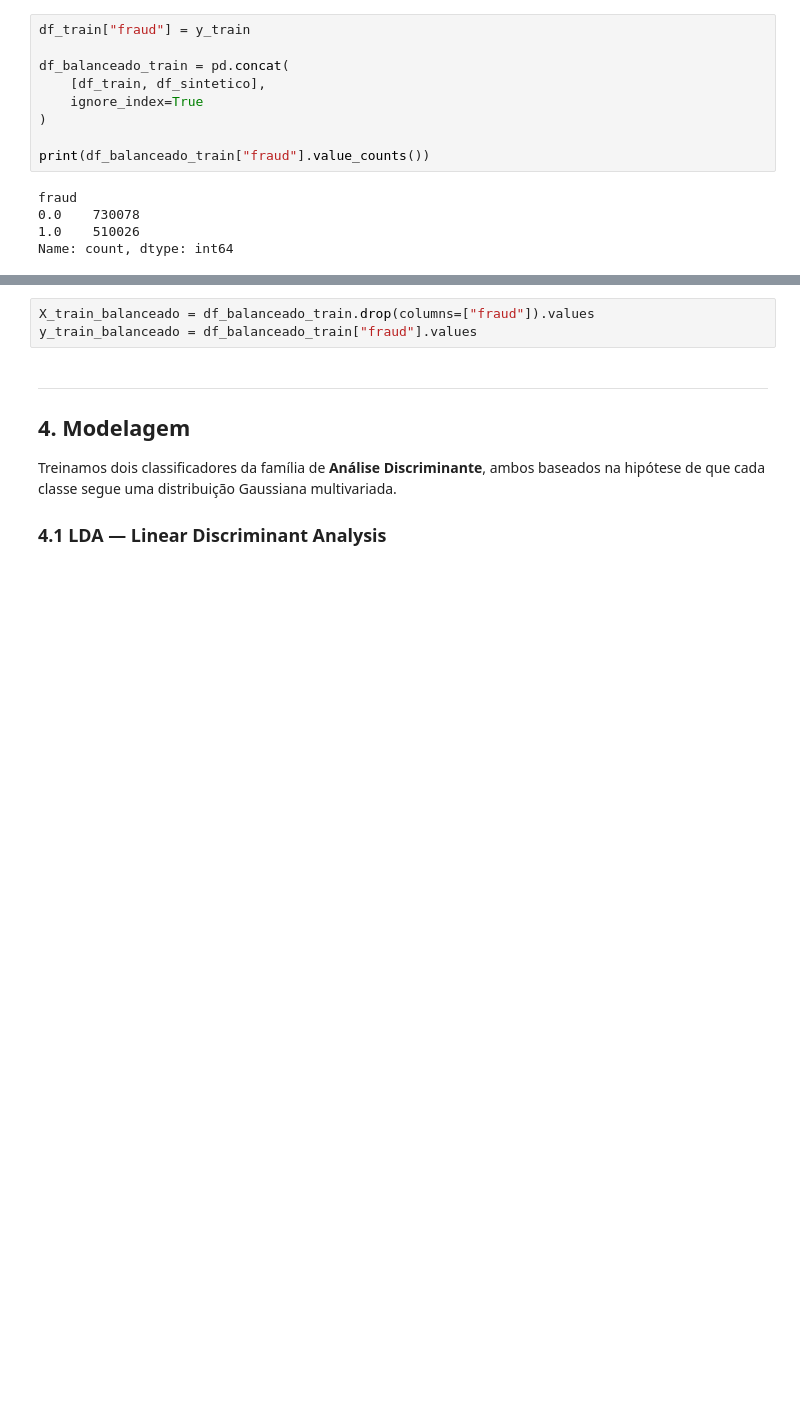
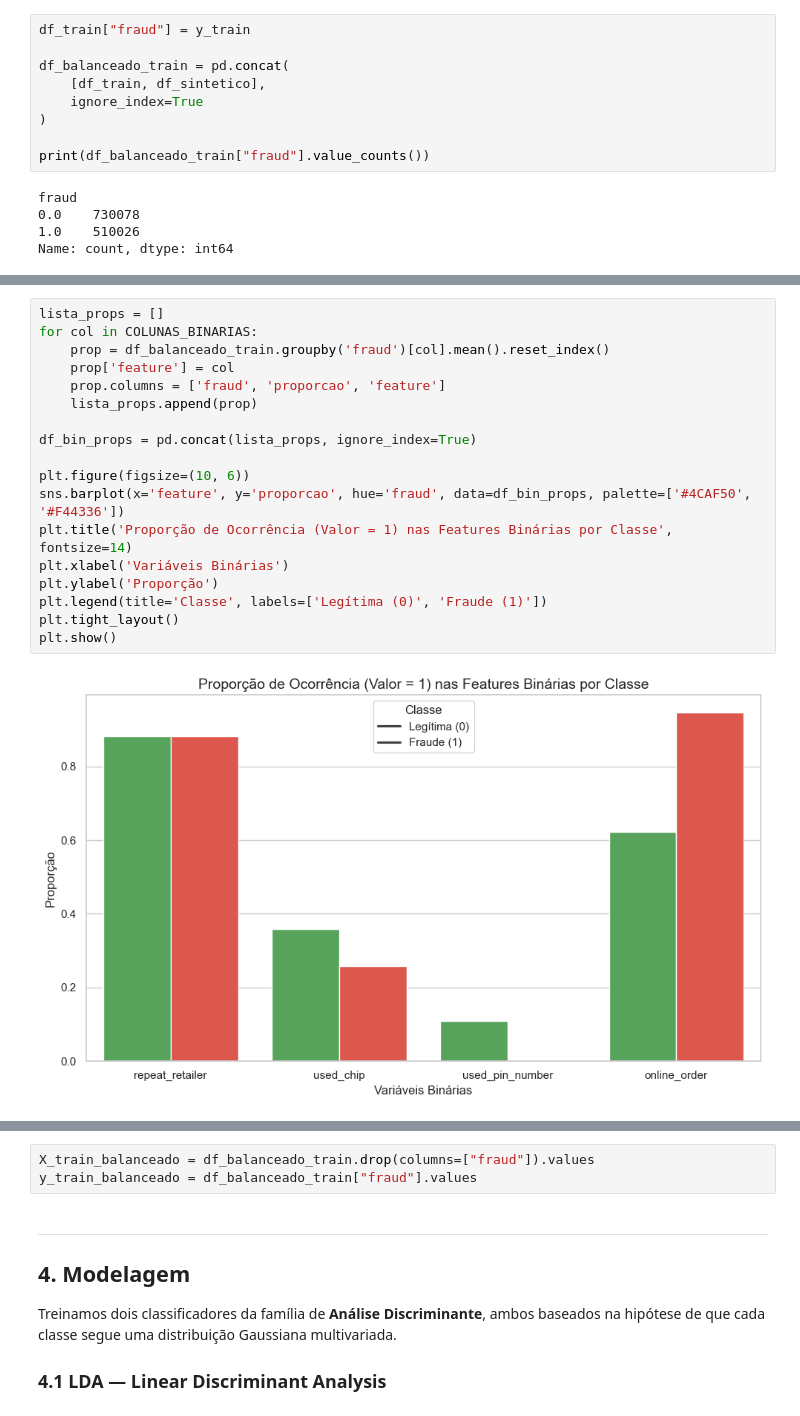
Before and after one commit to zezedp/IML2026_PROJETO, a Jupyter notebook: Projeto.ipynb, the cells around one changed output, grey strips where cells are left out. Saved outputs shown, nothing was run; the diff lists cells and outputs as text; blank space fills up the shorter version.

```diff
--- a/Projeto.ipynb
+++ b/Projeto.ipynb
@@ -283,0 +338,20 @@ Name: count, dtype: int64
+# %%
+lista_props = []
+for col in COLUNAS_BINARIAS:
+    prop = df_balanceado_train.groupby('fraud')[col].mean().reset_index()
+    prop['feature'] = col
+    prop.columns = ['fraud', 'proporcao', 'feature']
+    lista_props.append(prop)
+
+df_bin_props = pd.concat(lista_props, ignore_index=True)
+
+plt.figure(figsize=(10, 6))
+sns.barplot(x='feature', y='proporcao', hue='fraud', data=df_bin_props, palette=['#4CAF50', '#F44336'])
+plt.title('Proporção de Ocorrência (Valor = 1) nas Features Binárias por Classe', fontsize=14)
+plt.xlabel('Variáveis Binárias')
+plt.ylabel('Proporção')
+plt.legend(title='Classe', labels=['Legítima (0)', 'Fraude (1)'])
+plt.tight_layout()
+plt.show()
+# %% [output]
+[figure, added]
```
Also changed, not shown: parts of 9 cells of this notebook.
